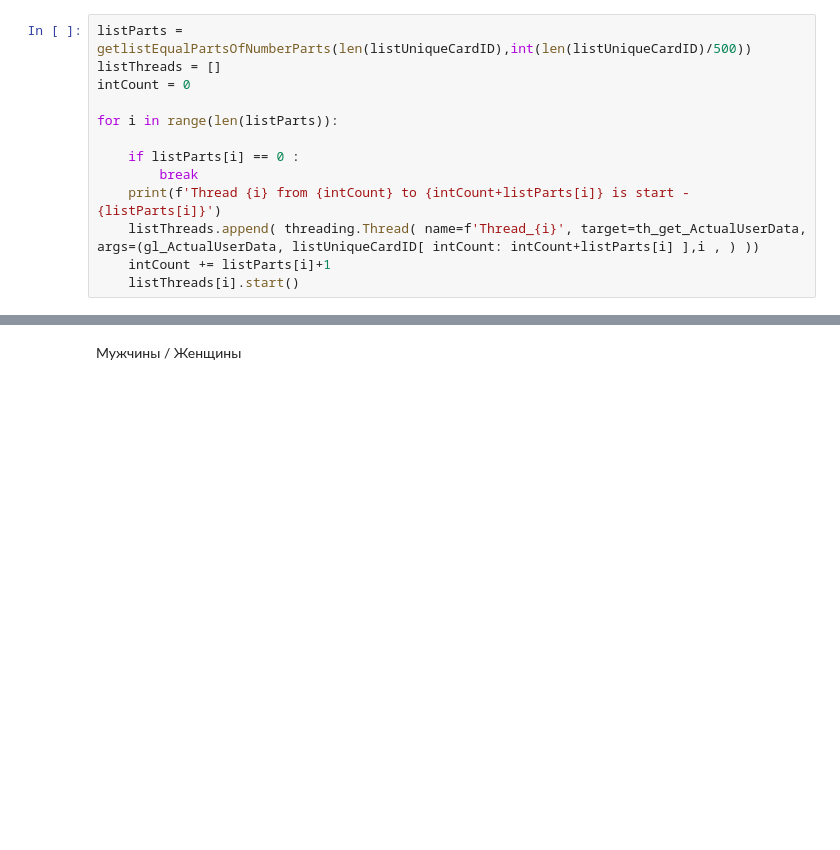
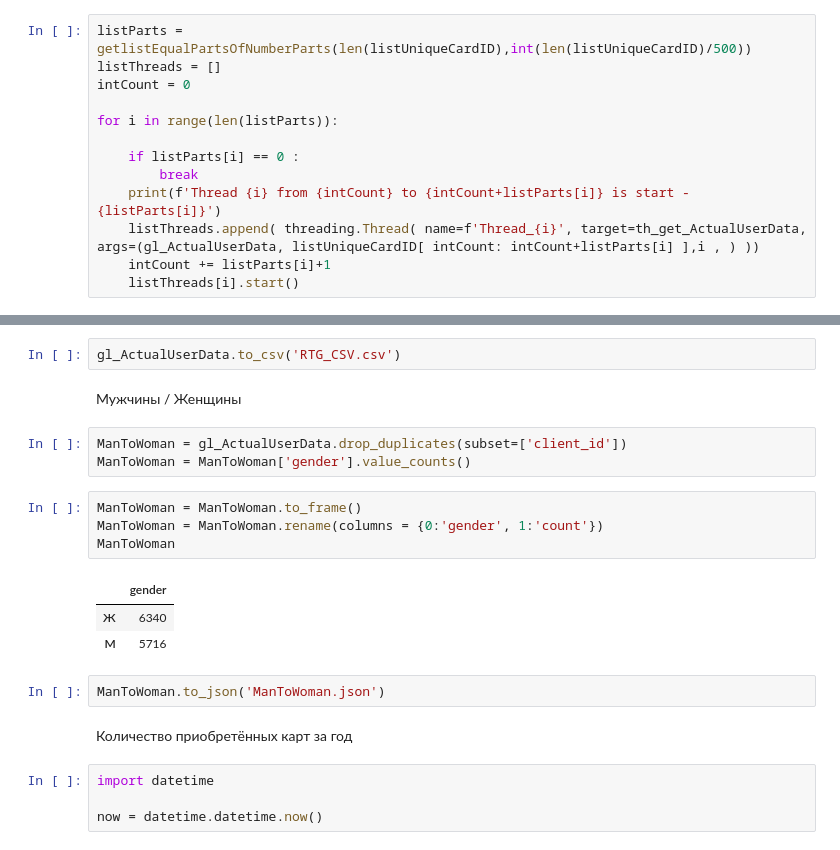
Before and after one commit to MarlouOne/MoskowCityHack, a Jupyter notebook: Pushihin/CSV_Debet_Card.ipynb, the cells around one changed output, grey strips where cells are left out. Drawn from its saved outputs; the diff is of its cells as text; blank space fills up the shorter version.

```diff
--- a/Pushihin/CSV_Debet_Card.ipynb
+++ b/Pushihin/CSV_Debet_Card.ipynb
@@ -183,2 +207,23 @@ Thread 3 is done !
+# %%
+gl_ActualUserData.to_csv('RTG_CSV.csv')
 # %% [markdown]
 Мужчины / Женщины
+# %%
+ManToWoman = gl_ActualUserData.drop_duplicates(subset=['client_id'])
+ManToWoman = ManToWoman['gender'].value_counts()
+# %%
+ManToWoman = ManToWoman.to_frame()
+ManToWoman = ManToWoman.rename(columns = {0:'gender', 1:'count'})
+ManToWoman
+# %% [output]
+|  | gender |
+| Ж | 6340 |
+| М | 5716 |
+# %%
+ManToWoman.to_json('ManToWoman.json')
+# %% [markdown]
+Количество приобретённых карт за год
+# %%
+import datetime
+
+now = datetime.datetime.now()
```
Also changed, not shown: parts of 23 cells of this notebook, 3 other files.
